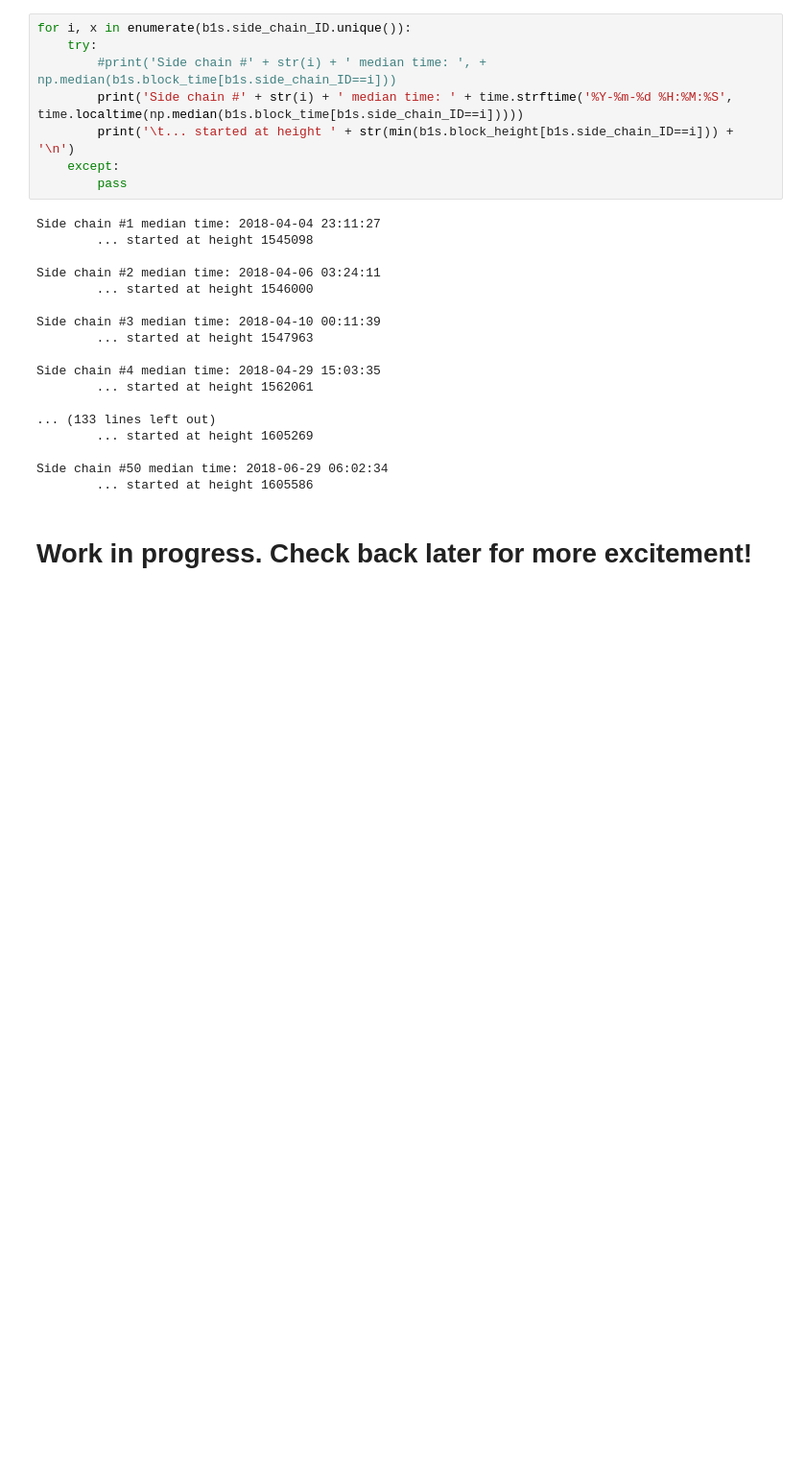
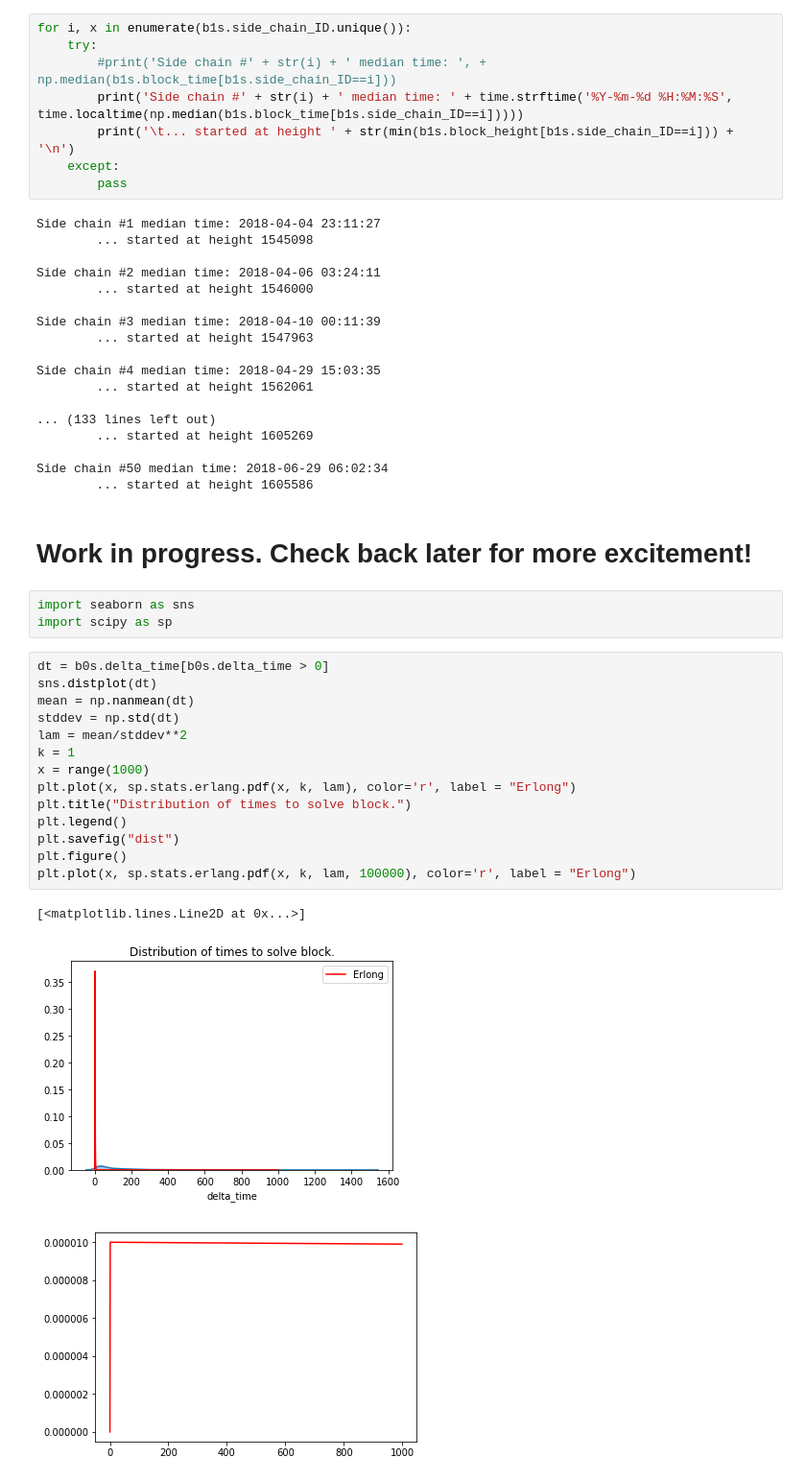
Before and after one commit to noncesense-research-lab/archival_network, a Jupyter notebook: analyses/altchain_temporal_study.ipynb, the cells around one changed output. Shown: that part at 96% size. Cells and saved outputs as stored; diff of their text form; blank space fills up the shorter version.

Commit message:
Erlang distribtution model

```diff
--- a/analyses/altchain_temporal_study.ipynb
+++ b/analyses/altchain_temporal_study.ipynb
@@ -443,3 +443,24 @@ Side chain #50 median time: 2018-06-29 06:02:34
 # %% [markdown]
 
 # Work in progress. Check back later for more excitement!
+# %%
+import seaborn as sns
+import scipy as sp
+# %%
+dt = b0s.delta_time[b0s.delta_time > 0]
+sns.distplot(dt)
+mean = np.nanmean(dt)
+stddev = np.std(dt)
+lam = mean/stddev**2
+k = 1
+x = range(1000)
+plt.plot(x, sp.stats.erlang.pdf(x, k, lam), color='r', label = "Erlong")
+plt.title("Distribution of times to solve block.")
+plt.legend()
+plt.savefig("dist")
+plt.figure()
+plt.plot(x, sp.stats.erlang.pdf(x, k, lam, 100000), color='r', label = "Erlong")
+# %% [output]
+[<matplotlib.lines.Line2D at 0x...>]
+[figure, added]
+[figure, added]
```
Also changed, not shown: parts of 2 cells of this notebook.
